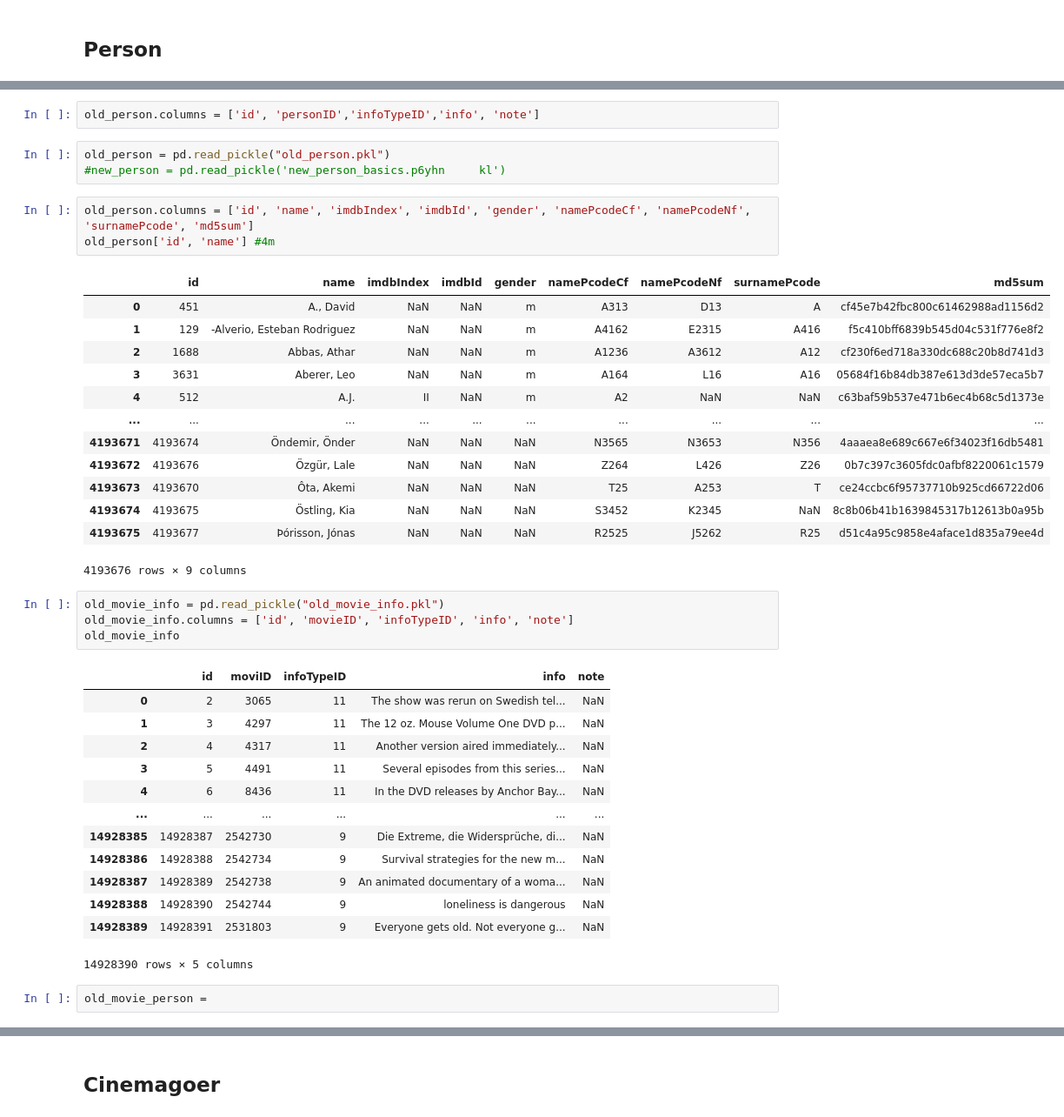
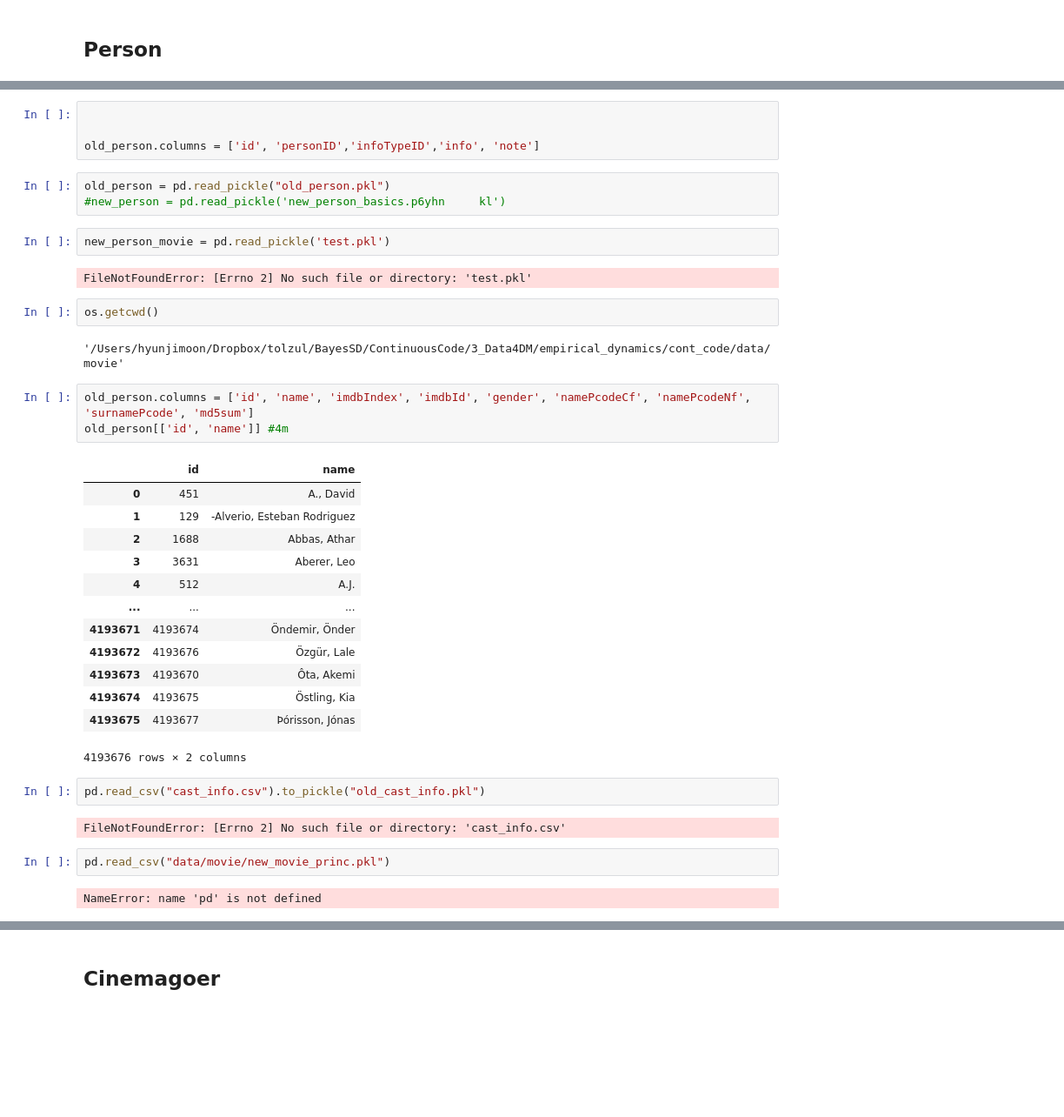
Before and after one commit to hyunjimoon/empirical_dynamics, a Jupyter notebook: cont_code/johan.ipynb, the cells around one changed output, grey strips where cells are left out. Shown at 87% size. Drawn from its saved outputs; the diff is of its cells as text; blank space fills up the shorter version.

```diff
--- a/cont_code/johan.ipynb
+++ b/cont_code/johan.ipynb
@@ -187,43 +372,41 @@ old_person, new_person = person()
 # %%
+
+
 old_person.columns = ['id', 'personID','infoTypeID','info', 'note']
 # %%
 old_person = pd.read_pickle("old_person.pkl")
 #new_person = pd.read_pickle('new_person_basics.p6yhn     kl')
+# %%
+new_person_movie = pd.read_pickle('test.pkl')
+# %% [output]
+FileNotFoundError: [Errno 2] No such file or directory: 'test.pkl'
+# %%
+os.getcwd()
+# %% [output]
+'/Users/hyunjimoon/Dropbox/tolzul/BayesSD/ContinuousCode/3_Data4DM/empirical_dynamics/cont_code/data/movie'
 # %%
 old_person.columns = ['id', 'name', 'imdbIndex', 'imdbId', 'gender', 'namePcodeCf', 'namePcodeNf', 'surnamePcode', 'md5sum']
-old_person['id', 'name'] #4m
+old_person[['id', 'name']] #4m
 # %% [output]
-|  | id | name | imdbIndex | imdbId | gender | namePcodeCf | namePcodeNf | surnamePcode | md5sum |
-| 0 | 451 | A., David | NaN | NaN | m | A313 | D13 | A | cf45e7b42fbc800c61462988ad1156d2 |
-| 1 | 129 | -Alverio, Esteban Rodriguez | NaN | NaN | m | A4162 | E2315 | A416 | f5c410bff6839b545d04c531f776e8f2 |
-| 2 | 1688 | Abbas, Athar | NaN | NaN | m | A1236 | A3612 | A12 | cf230f6ed718a330dc688c20b8d741d3 |
-| 3 | 3631 | Aberer, Leo | NaN | NaN | m | A164 | L16 | A16 | 05684f16b84db387e613d3de57eca5b7 |
-| 4 | 512 | A.J. | II | NaN | m | A2 | NaN | NaN | c63baf59b537e471b6ec4b68c5d1373e |
-| ... | ... | ... | ... | ... | ... | ... | ... | ... | ... |
-| 4193671 | 4193674 | Öndemir, Önder | NaN | NaN | NaN | N3565 | N3653 | N356 | 4aaaea8e689c667e6f34023f16db5481 |
-| 4193672 | 4193676 | Özgür, Lale | NaN | NaN | NaN | Z264 | L426 | Z26 | 0b7c397c3605fdc0afbf8220061c1579 |
-| 4193673 | 4193670 | Ôta, Akemi | NaN | NaN | NaN | T25 | A253 | T | ce24ccbc6f95737710b925cd66722d06 |
-| 4193674 | 4193675 | Östling, Kia | NaN | NaN | NaN | S3452 | K2345 | NaN | 8c8b06b41b1639845317b12613b0a95b |
-| 4193675 | 4193677 | Þórisson, Jónas | NaN | NaN | NaN | R2525 | J5262 | R25 | d51c4a95c9858e4aface1d835a79ee4d |
+|  | id | name |
+| 0 | 451 | A., David |
+| 1 | 129 | -Alverio, Esteban Rodriguez |
+| 2 | 1688 | Abbas, Athar |
+| 3 | 3631 | Aberer, Leo |
+| 4 | 512 | A.J. |
+| ... | ... | ... |
+| 4193671 | 4193674 | Öndemir, Önder |
+| 4193672 | 4193676 | Özgür, Lale |
+| 4193673 | 4193670 | Ôta, Akemi |
+| 4193674 | 4193675 | Östling, Kia |
+| 4193675 | 4193677 | Þórisson, Jónas |
-4193676 rows × 9 columns
+4193676 rows × 2 columns
-# %%
-old_movie_info = pd.read_pickle("old_movie_info.pkl")
-old_movie_info.columns = ['id', 'movieID', 'infoTypeID', 'info', 'note']
-old_movie_info
-# %% [output]
-|  | id | moviID | infoTypeID | info | note |
-| 0 | 2 | 3065 | 11 | The show was rerun on Swedish tel... | NaN |
-| 1 | 3 | 4297 | 11 | The 12 oz. Mouse Volume One DVD p... | NaN |
-| 2 | 4 | 4317 | 11 | Another version aired immediately... | NaN |
-| 3 | 5 | 4491 | 11 | Several episodes from this series... | NaN |
-| 4 | 6 | 8436 | 11 | In the DVD releases by Anchor Bay... | NaN |
-| ... | ... | ... | ... | ... | ... |
-| 14928385 | 14928387 | 2542730 | 9 | Die Extreme, die Widersprüche, di... | NaN |
-| 14928386 | 14928388 | 2542734 | 9 | Survival strategies for the new m... | NaN |
-| 14928387 | 14928389 | 2542738 | 9 | An animated documentary of a woma... | NaN |
-| 14928388 | 14928390 | 2542744 | 9 | loneliness is dangerous | NaN |
-| 14928389 | 14928391 | 2531803 | 9 | Everyone gets old. Not everyone g... | NaN |
-14928390 rows × 5 columns
-# %%
-old_movie_person =
+# %%
+pd.read_csv("cast_info.csv").to_pickle("old_cast_info.pkl")
+# %% [output]
+FileNotFoundError: [Errno 2] No such file or directory: 'cast_info.csv'
+# %%
+pd.read_csv("data/movie/new_movie_princ.pkl")
+# %% [output]
+NameError: name 'pd' is not defined
 # %%
```
Also changed, not shown: parts of 26 cells of this notebook, 23 other files.
